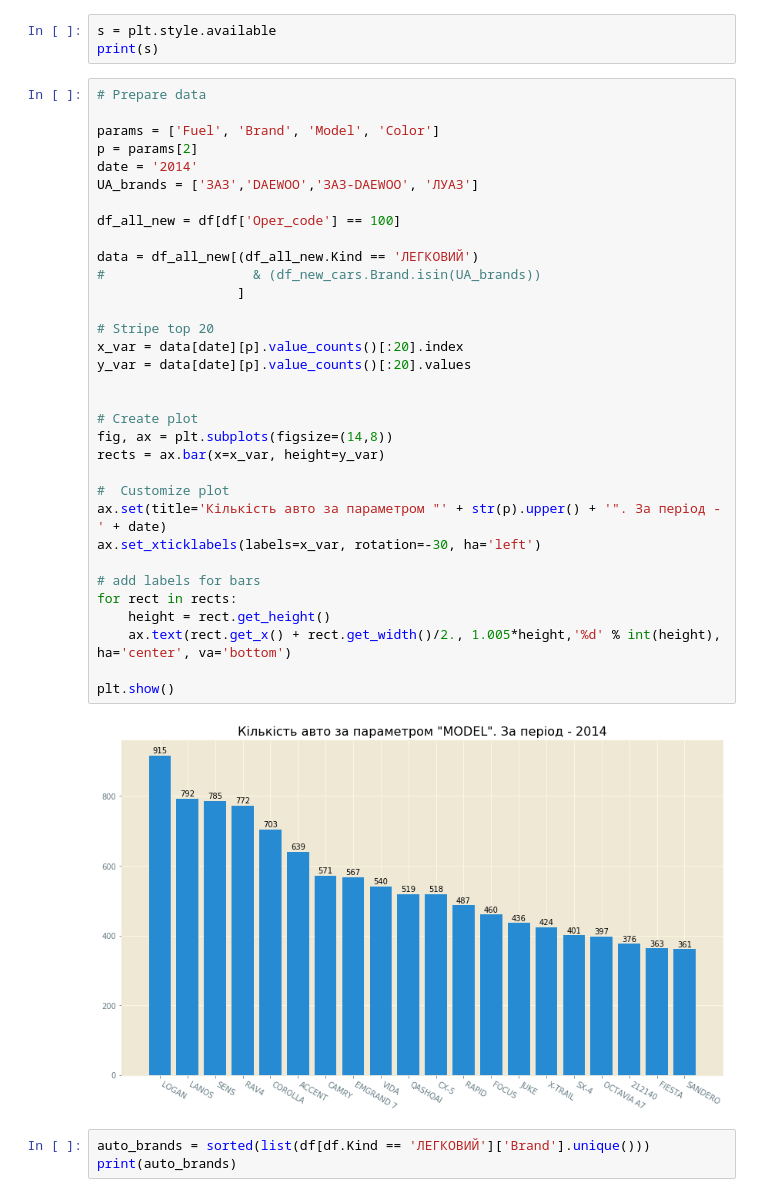
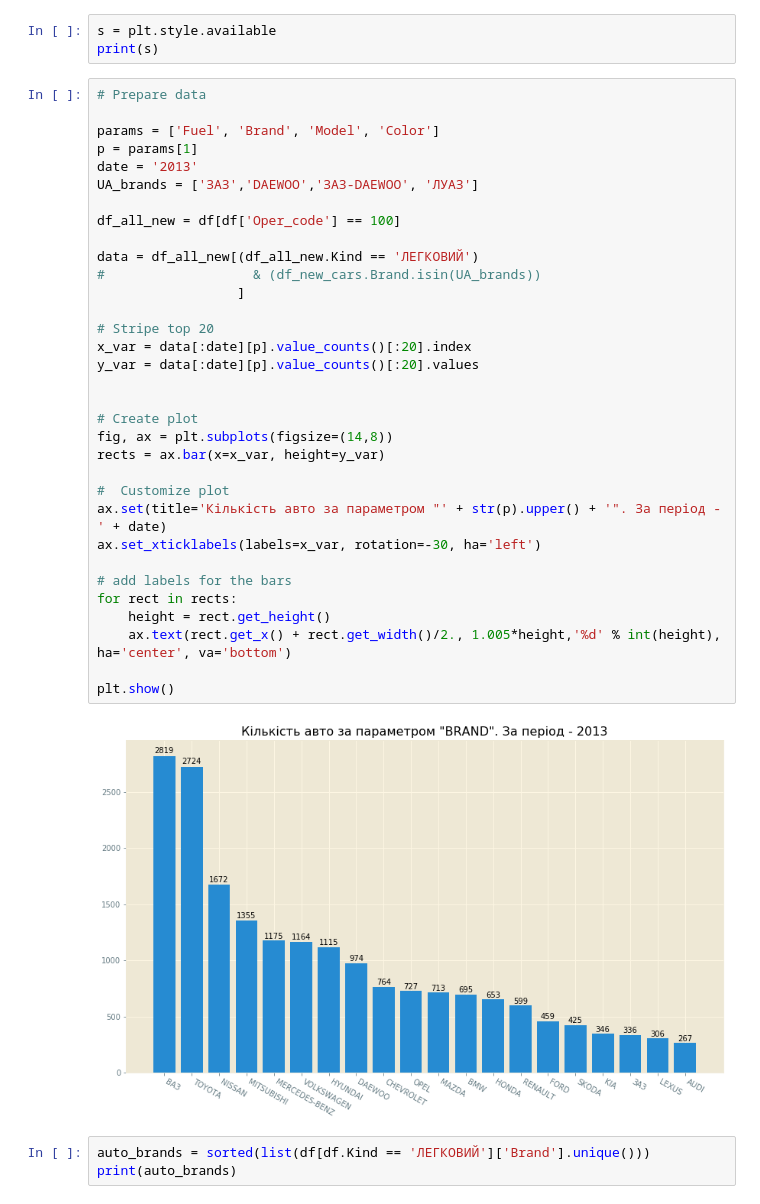
Before and after one commit to apavlenko69/UA_tz_trends, a Jupyter notebook: UA_Tranportni_zasoby.ipynb, the cells around one changed output. Cells and saved outputs as stored; diff of their text form.

```diff
--- a/UA_Tranportni_zasoby.ipynb
+++ b/UA_Tranportni_zasoby.ipynb
@@ -224,38 +212,38 @@ print(s)
 # %%
 # Prepare data
 
 params = ['Fuel', 'Brand', 'Model', 'Color']
-p = params[2]
-date = '2014'
+p = params[1]
+date = '2013'
 UA_brands = ['ЗАЗ','DAEWOO','ЗАЗ-DAEWOO', 'ЛУАЗ']
 
 df_all_new = df[df['Oper_code'] == 100]
 
 data = df_all_new[(df_all_new.Kind == 'ЛЕГКОВИЙ')
 #                   & (df_new_cars.Brand.isin(UA_brands))
                   ]
 
 # Stripe top 20
-x_var = data[date][p].value_counts()[:20].index
-y_var = data[date][p].value_counts()[:20].values
+x_var = data[:date][p].value_counts()[:20].index
+y_var = data[:date][p].value_counts()[:20].values
 
 
 # Create plot
 fig, ax = plt.subplots(figsize=(14,8))
 rects = ax.bar(x=x_var, height=y_var)
 
 #  Customize plot
 ax.set(title='Кількість авто за параметром "' + str(p).upper() + '". За період - ' + date)
 ax.set_xticklabels(labels=x_var, rotation=-30, ha='left')
 
-# add labels for bars
+# add labels for the bars
 for rect in rects:
     height = rect.get_height()
     ax.text(rect.get_x() + rect.get_width()/2., 1.005*height,'%d' % int(height), ha='center', va='bottom')
 
 plt.show()
 # %% [output]
-[figure, old version]
+[figure, new version]
 # %%
 auto_brands = sorted(list(df[df.Kind == 'ЛЕГКОВИЙ']['Brand'].unique()))
 print(auto_brands)
```
Also changed, not shown: parts of 12 cells of this notebook.
